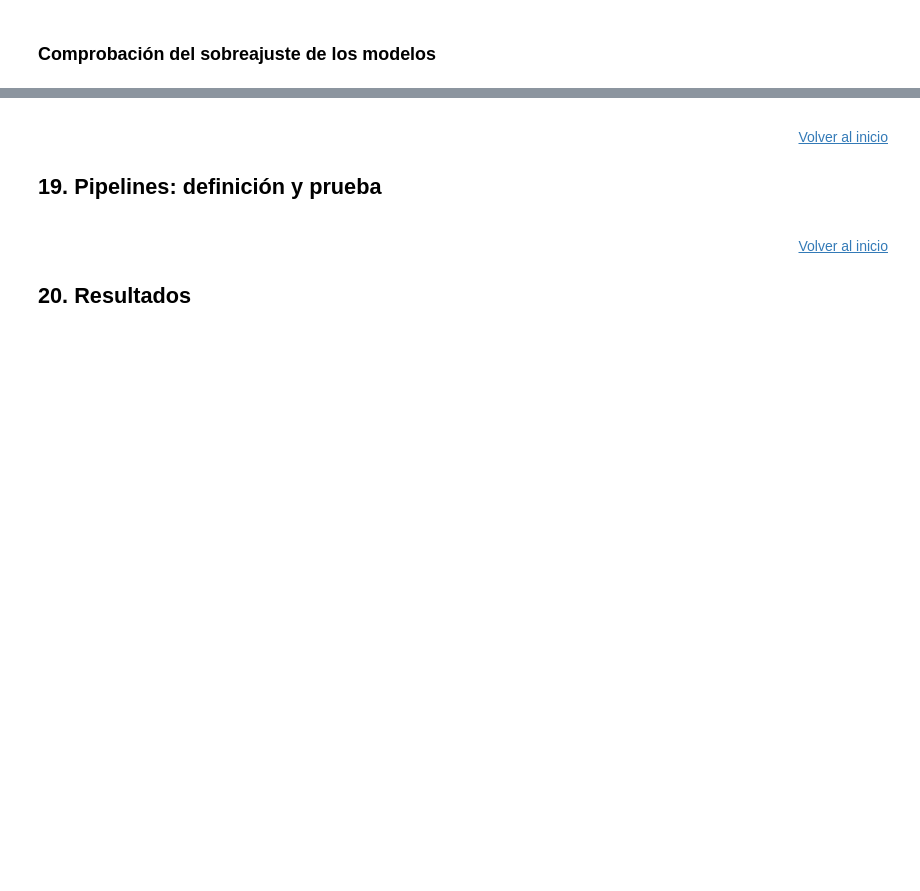
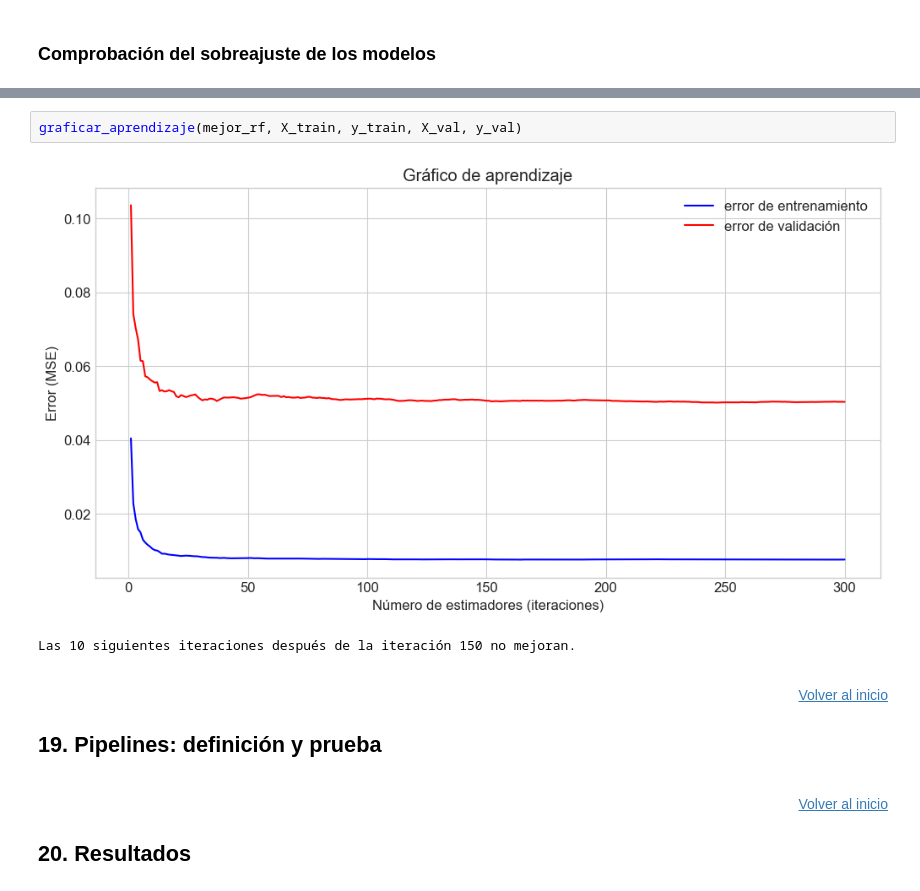
Before and after one commit to angelgvill/DS_ML_Machine_Learning_viviendaMadrid, a Jupyter notebook: notebooks/0414_Modelos_ML+_noOutliers_selRF+t.ipynb, the cells around one changed output, grey strips where cells are left out. Saved outputs shown, nothing was run; the diff lists cells and outputs as text; blank space fills up the shorter version.

```diff
--- a/notebooks/0414_Modelos_ML+_noOutliers_selRF+t.ipynb
+++ b/notebooks/0414_Modelos_ML+_noOutliers_selRF+t.ipynb
@@ -1035,3 +1048,8 @@ Las 10 siguientes iteraciones después de la iteración 154 no mejoran.
+# %%
+graficar_aprendizaje(mejor_rf, X_train, y_train, X_val, y_val)
+# %% [output]
+[figure, added]
+Las 10 siguientes iteraciones después de la iteración 150 no mejoran.
 # %% [markdown]
 <a id="pipelines"></a>
 <a href="#inicio-notebook"><p style="text-align:right;" href="#inicio-notebook">Volver al inicio</p></a>
```
Also changed, not shown: parts of 11 cells of this notebook, 6 other files.
